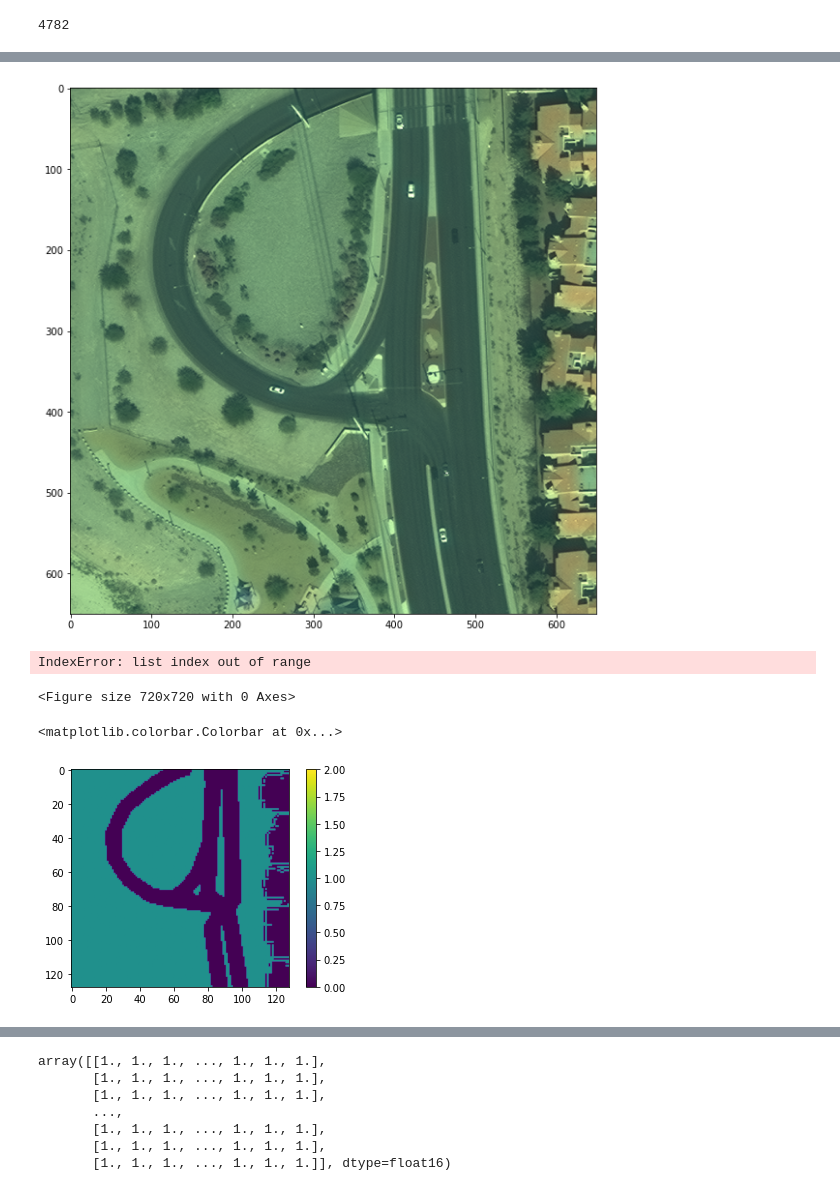
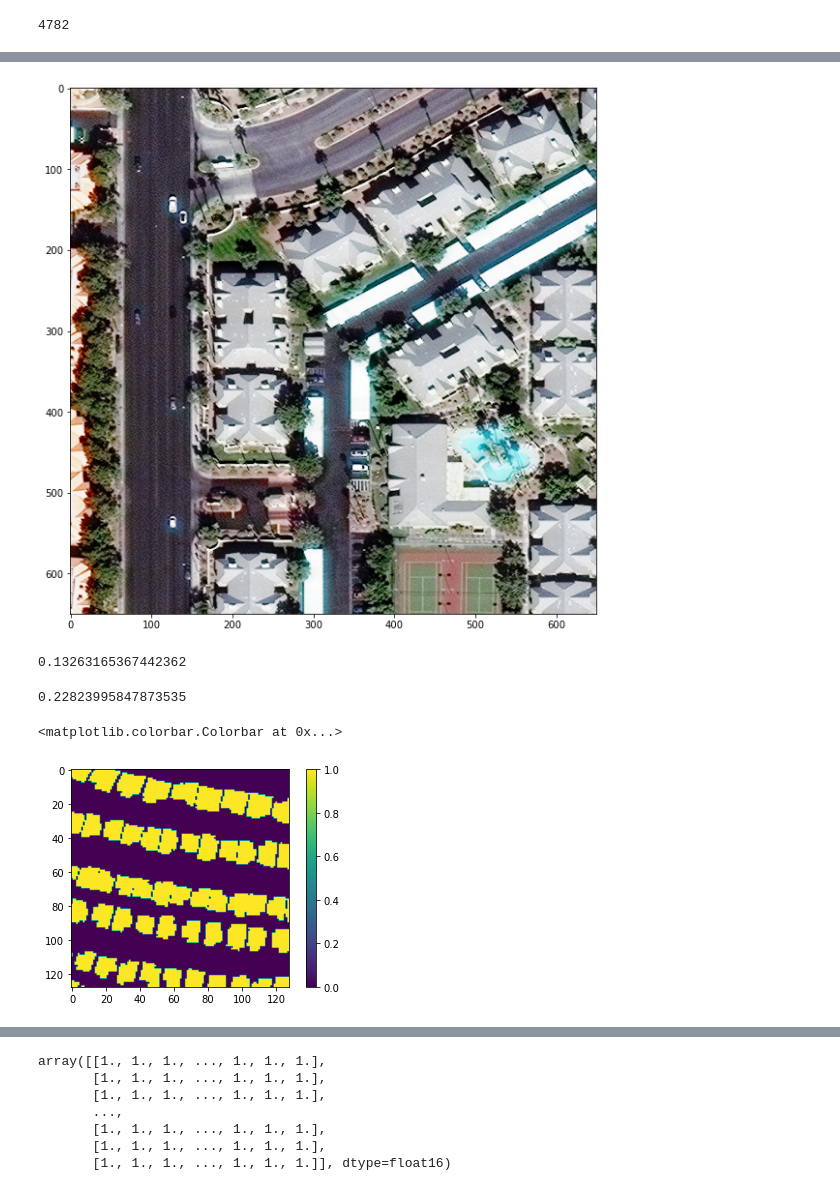
Before and after one commit to Luke-Pratley/building_road_segmentation, a Jupyter notebook: data_cleaning_EDA/final_data_processing.ipynb, the cells around one changed output, grey strips where cells are left out. Drawn from its saved outputs; the diff is of its cells as text; code cells hidden in the pictures.

Commit message:
latest notebook for preprocessing images

```diff
--- a/data_cleaning_EDA/final_data_processing.ipynb
+++ b/data_cleaning_EDA/final_data_processing.ipynb
@@ -52,19 +53,17 @@ from PIL.ImageFilter import (
     )
 for k in range(len(X_paths)):
     with rasterio.open(X_paths[k]) as image:
-        array = np.clip(np.moveaxis(image.read()/1800 * 255, 0, 2), 0, 255).astype(np.uint8)
+        rast_img = image.read()
+        array = np.clip(np.moveaxis(rast_img/np.max(rast_img) * 255, 0, 2), 0, 255).astype(np.uint8)
         img = Image.fromarray(array)
-        img = img.resize(new_size,Image.ANTIALIAS)
+        img = PIL.ImageOps.equalize(img)
+        img = img.resize(new_size,Image.BICUBIC)
         img.save("final_images_small\\" + X_paths[k].split("\\")[-1].replace(".tif", '') + '.png')
         m0 = np.load(y_paths[k][0])
         m1 = np.load(y_paths[k][1])
         m2 = m0 * 0
-        img_mask = [np.array(Image.fromarray(m0).convert('L').filter(GaussianBlur(radius=10)).resize(new_size, Image.ANTIALIAS)),
-                    np.array(Image.fromarray(m1).convert('L').resize(new_size,Image.ANTIALIAS)),
-                    np.array(Image.fromarray(m2).convert('L').resize(new_size,Image.ANTIALIAS))]
+        img_mask = [np.array(Image.fromarray(m0).convert('L').filter(GaussianBlur(radius=5)).resize(new_size, Image.BICUBIC)),
+                    np.array(Image.fromarray(m1).convert('L').resize(new_size,Image.BICUBIC))]
         mask = np.ceil(np.clip(np.array(np.moveaxis(img_mask, 0, 2)), 0, 1))
         mask[mask > 0] = 1
-        mask[(mask[:, :, 0] +  mask[:, :, 1]) == 0, 2] = 1
-        #normalization of final mask
-        mask = mask/(mask[:, :,0] + mask[:, :,1] + mask[:, :,2])[:, :, np.newaxis]
         np.save("final_masks_small\\" + X_paths[k].split("\\")[-1].replace(".tif", '') + '.npy', mask)
@@ -89,13 +70,10 @@ for k in range(len(X_paths)):
 # %%
-with rasterio.open(X_paths[0]) as image:
+
+with rasterio.open(X_paths[500]) as image:
     plt.figure(figsize=(10, 10))
-    array = np.clip(np.moveaxis(image.read()/1200 * 255, 0, 2), 0, 255).astype(np.uint8)
+    img = Image.fromarray(np.clip(np.moveaxis(image.read()/np.max(image.read()) * 255, 0, 2), 0, 255).astype(np.uint8))
+    img = PIL.ImageOps.equalize(img)
+    array = np.array(img).astype(np.uint8)
     plt.imshow(array)
 # %% [output]
-[figure, old version]
+[figure, new version]
-# %%
-plt.figure(figsize=(10, 10))
-plt.imshow(np.load(y_paths[0][2]))
-# %% [output]
-IndexError: list index out of range
-<Figure size 720x720 with 0 Axes>
@@ -102 +87,9 @@ IndexError: list index out of range
+# %%
+road_positives /(len(X_paths) * 128 * 128)
+# %% [output]
+0.13263165367442362
+# %%
+building_positives /(len(X_paths) * 128 * 128)
+# %% [output]
+0.22823995847873535
 # %%
@@ -104,10 +97,10 @@ k=0
 mask = np.load("final_masks_small\\" + X_paths[k].split("\\")[-1].replace(".tif", '') + '.npy')
 # %%
-plt.imshow(mask[:, :, 2], vmax=2, vmin=0)
+plt.imshow(mask[:, :, 1], vmax=1, vmin=0)
 plt.colorbar()
 # %% [output]
 <matplotlib.colorbar.Colorbar at 0x...>
-[figure, old version]
+[figure, new version]
 # %%
 print(X_paths[k])
 # %% [output]
```
Also changed, not shown: parts of 5 cells of this notebook.
